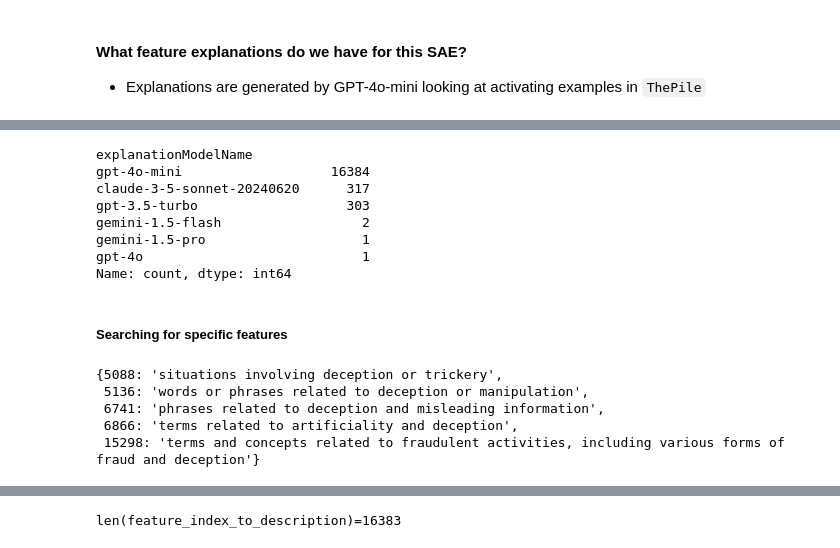
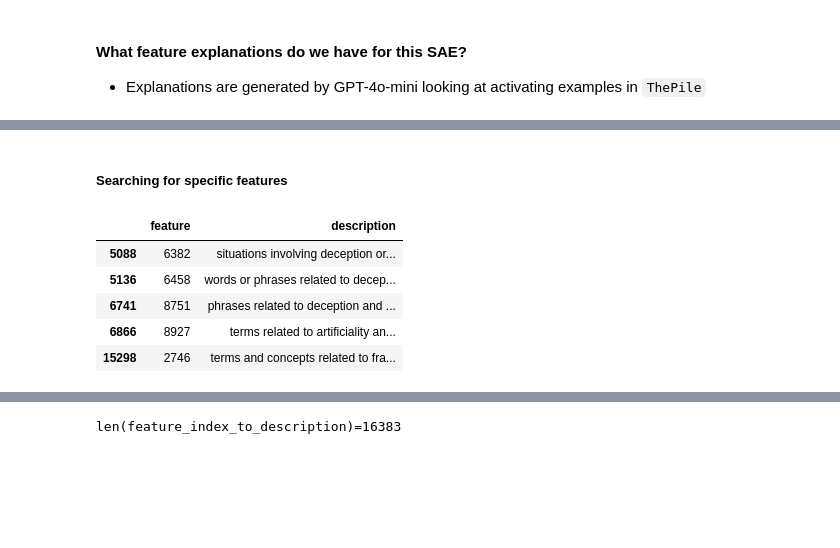
Before and after one commit to b-schoen/gpt_from_scratch, a Jupyter notebook: exploring_circuitsviz.ipynb, the cells around one changed output, grey strips where cells are left out. Cells and saved outputs as stored; diff of their text form; code cells hidden in the pictures; blank space fills up the shorter version.

```diff
--- a/exploring_circuitsviz.ipynb
+++ b/exploring_circuitsviz.ipynb
@@ -635,29 +537,18 @@ Name: 0, dtype: object
-# %%
-# okay so only gpt-4o-mini for now
-explanations_df["explanationModelName"].value_counts()
-# %% [output]
-explanationModelName
-gpt-4o-mini                   16384
-claude-3-5-sonnet-20240620      317
-gpt-3.5-turbo                   303
-gemini-1.5-flash                  2
-gemini-1.5-pro                    1
-gpt-4o                            1
-Name: count, dtype: int64
 # %% [markdown]
 ##### Searching for specific features
 # %%
 target_description = "decept"
 
 df_target_descriptions = explanations_df.loc[
     explanations_df.description.str.contains(target_description)
 ]
 
-df_target_descriptions["description"].to_dict()
+df_target_descriptions[["feature", "description"]]
 # %% [output]
-{5088: 'situations involving deception or trickery',
- 5136: 'words or phrases related to deception or manipulation',
- 6741: 'phrases related to deception and misleading information',
- 6866: 'terms related to artificiality and deception',
- 15298: 'terms and concepts related to fraudulent activities, including various forms of fraud and deception'}
+|  | feature | description |
+| 5088 | 6382 | situations involving deception or... |
+| 5136 | 6458 | words or phrases related to decep... |
+| 6741 | 8751 | phrases related to deception and ... |
+| 6866 | 8927 | terms related to artificiality an... |
+| 15298 | 2746 | terms and concepts related to fra... |
 # %%
```
Also changed, not shown: parts of 42 cells of this notebook.
